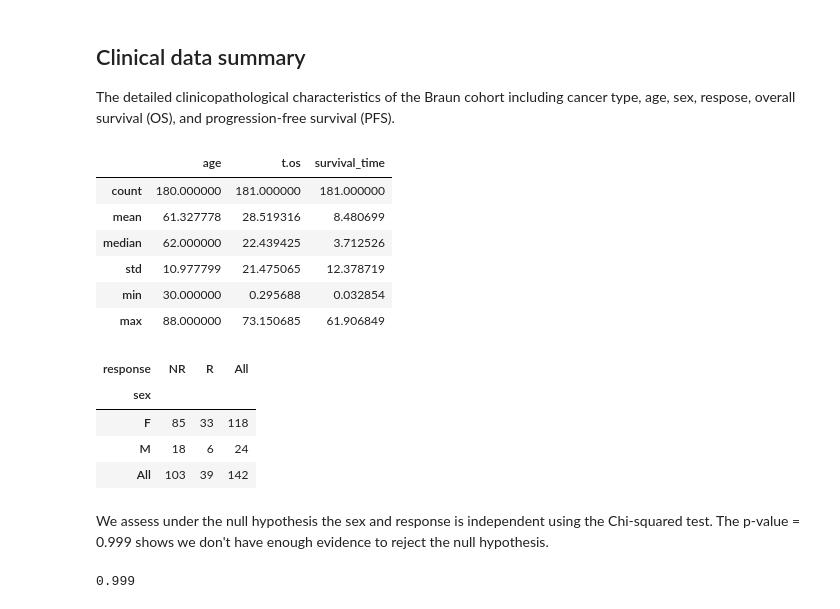
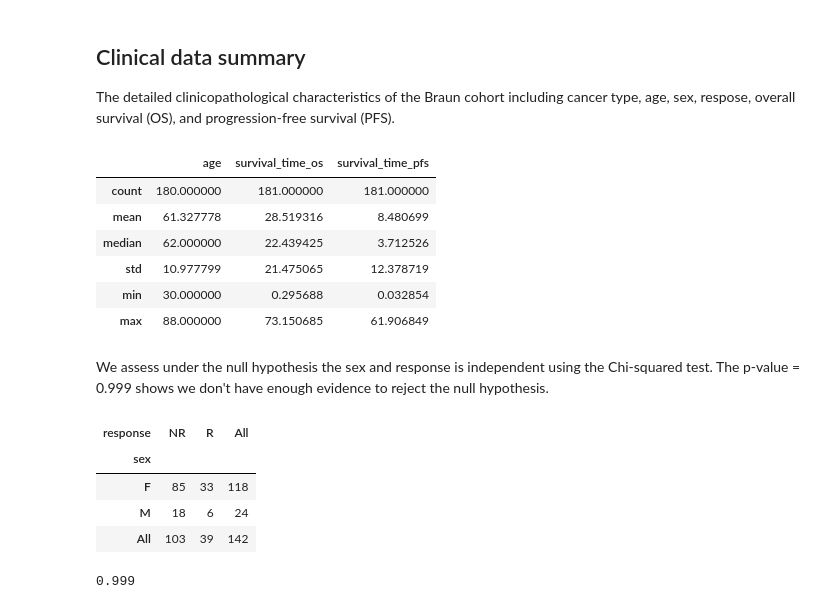
Before and after one commit to bhklab/icb_data_exploration_and_analysis, a Jupyter notebook: Code/Preliminary/Python/Preliminary-Analyses.ipynb, the cells around one changed output. Saved outputs shown, nothing was run; the diff lists cells and outputs as text; code cells hidden in the pictures.

```diff
--- a/Code/Preliminary/Python/Preliminary-Analyses.ipynb
+++ b/Code/Preliminary/Python/Preliminary-Analyses.ipynb
@@ -80,19 +83,22 @@ The detailed clinicopathological characteristics of the Braun cohort including c
 # %%
 dat_sample_subset.agg(
     {
         "age": ["count","mean", "median", "std", "min", "max"],
-        "t.os": ["count", "mean", "median", "std", "min", "max"],
-        "survival_time": ["count","mean", "median", "std", "min", "max"],
+        "survival_time_os": ["count", "mean", "median", "std", "min", "max"],
+        "survival_time_pfs": ["count","mean", "median", "std", "min", "max"],
     }
 )
 # %% [output]
-|  | age | t.os | survival_time |
+|  | age | survival_time_os | survival_time_pfs |
 | count | 180.000000 | 181.000000 | 181.000000 |
 | mean | 61.327778 | 28.519316 | 8.480699 |
 | median | 62.000000 | 22.439425 | 3.712526 |
 | std | 10.977799 | 21.475065 | 12.378719 |
 | min | 30.000000 | 0.295688 | 0.032854 |
 | max | 88.000000 | 73.150685 | 61.906849 |
+# %% [markdown]
+
+We assess under the null hypothesis the sex and response is independent using the Chi-squared test. The p-value = 0.999 shows we don't have enough evidence to reject the null hypothesis.
 # %%
 response_sex_class = pd.crosstab(index=dat_sample_subset["sex"],
                          columns=dat_sample_subset["response"],
@@ -104,8 +110,6 @@ response_sex_class
 | F | 85 | 33 | 118 |
 | M | 18 | 6 | 24 |
 | All | 103 | 39 | 142 |
-# %% [markdown]
-We assess under the null hypothesis the sex and response is independent using the Chi-squared test. The p-value = 0.999 shows we don't have enough evidence to reject the null hypothesis.
 # %%
 # Chi-square test of independence.
 
```
Also changed, not shown: parts of 15 cells of this notebook, 10 other files.
